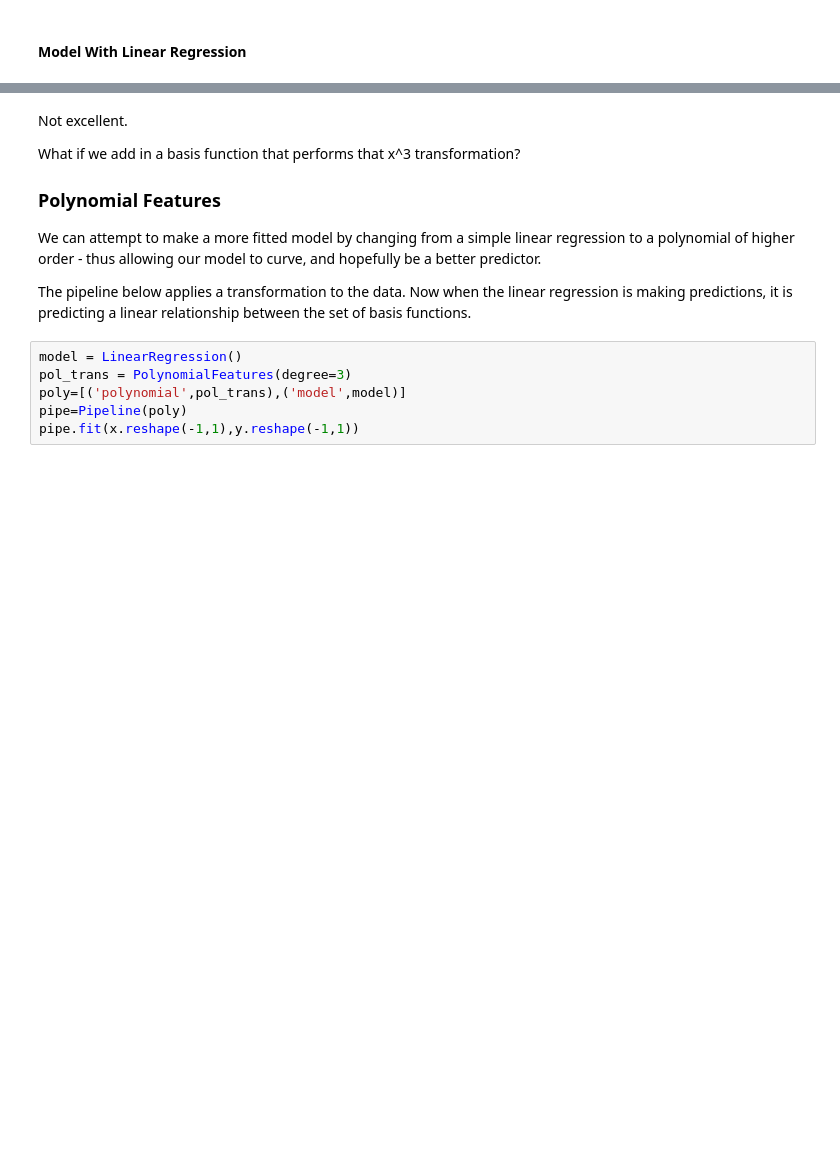
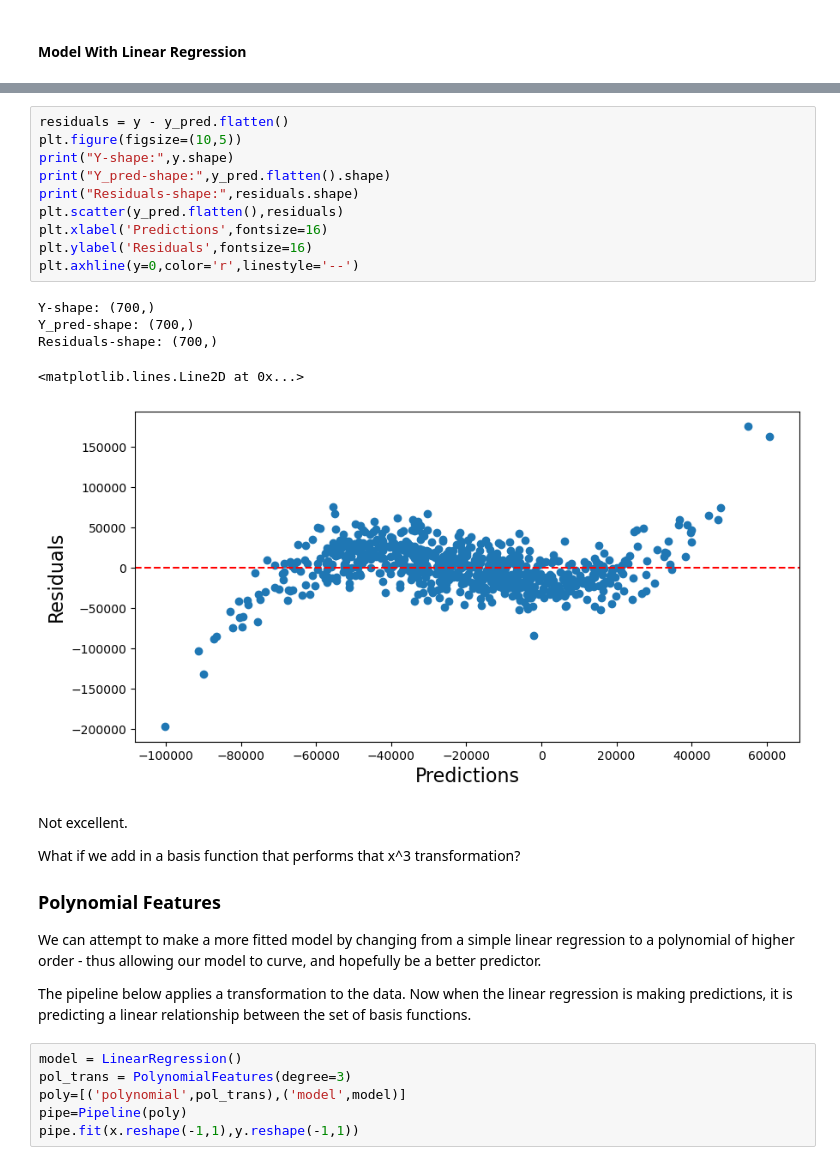
Before and after one commit to glennybarnes/Intro_to_Machine_Learning_Students, a Jupyter notebook: 007_regression_regularization.ipynb, the cells around one changed output, grey strips where cells are left out. Drawn from its saved outputs; the diff is of its cells as text; blank space fills up the shorter version.

```diff
--- a/007_regression_regularization.ipynb
+++ b/007_regression_regularization.ipynb
@@ -83,3 +87,19 @@ RMSE for Linear Regression=> 31896.472377734415
+# %%
+residuals = y - y_pred.flatten()
+plt.figure(figsize=(10,5))
+print("Y-shape:",y.shape)
+print("Y_pred-shape:",y_pred.flatten().shape)
+print("Residuals-shape:",residuals.shape)
+plt.scatter(y_pred.flatten(),residuals)
+plt.xlabel('Predictions',fontsize=16)
+plt.ylabel('Residuals',fontsize=16)
+plt.axhline(y=0,color='r',linestyle='--')
+# %% [output]
+Y-shape: (700,)
+Y_pred-shape: (700,)
+Residuals-shape: (700,)
+<matplotlib.lines.Line2D at 0x...>
+[figure, added]
 # %% [markdown]
 Not excellent.
 
```
Also changed, not shown: parts of 17 cells of this notebook, 6 other files.
